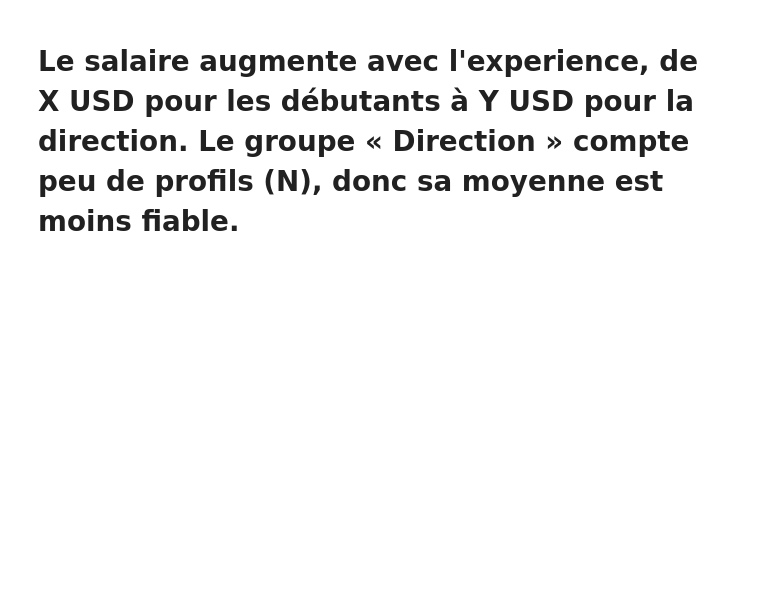
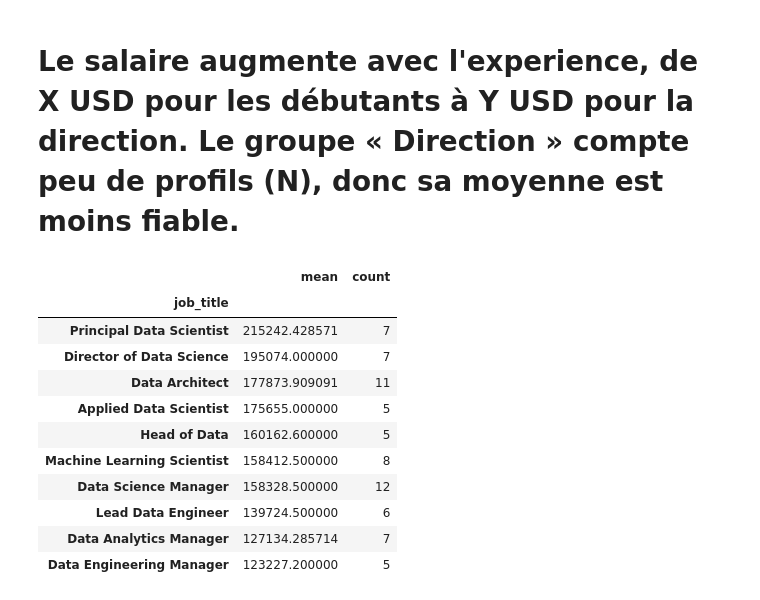
Before and after one commit to Oumaima257/analyse-emplois-data, a Jupyter notebook: analyse.ipynb, the cells around one changed output. Drawn from its saved outputs; the diff is of its cells as text; code cells hidden in the pictures; blank space fills up the shorter version.

```diff
--- a/analyse.ipynb
+++ b/analyse.ipynb
@@ -99,3 +99,23 @@ df.groupby("experience_level")["salary_in_usd"].agg(["mean", "count"]).round(0)
 | Senior | 138617.0 | 280 |
 # %% [markdown]
 # **Le salaire augmente avec l'experience, de X USD pour les débutants à Y USD pour la direction. Le groupe « Direction » compte peu de profils (N), donc sa moyenne est moins fiable.**
+# %%
+top_jobs = (df.groupby("job_title")["salary_in_usd"]
+              .agg(["mean", "count"])
+              .query("count >= 5")
+              .sort_values("mean", ascending=False)
+              .head(10))
+top_jobs
+# %% [output]
+|  | mean | count |
+| job_title |  |  |
+| Principal Data Scientist | 215242.428571 | 7 |
+| Director of Data Science | 195074.000000 | 7 |
+| Data Architect | 177873.909091 | 11 |
+| Applied Data Scientist | 175655.000000 | 5 |
+| Head of Data | 160162.600000 | 5 |
+| Machine Learning Scientist | 158412.500000 | 8 |
+| Data Science Manager | 158328.500000 | 12 |
+| Lead Data Engineer | 139724.500000 | 6 |
+| Data Analytics Manager | 127134.285714 | 7 |
+| Data Engineering Manager | 123227.200000 | 5 |
```
Also changed, not shown: parts of 8 cells of this notebook.
